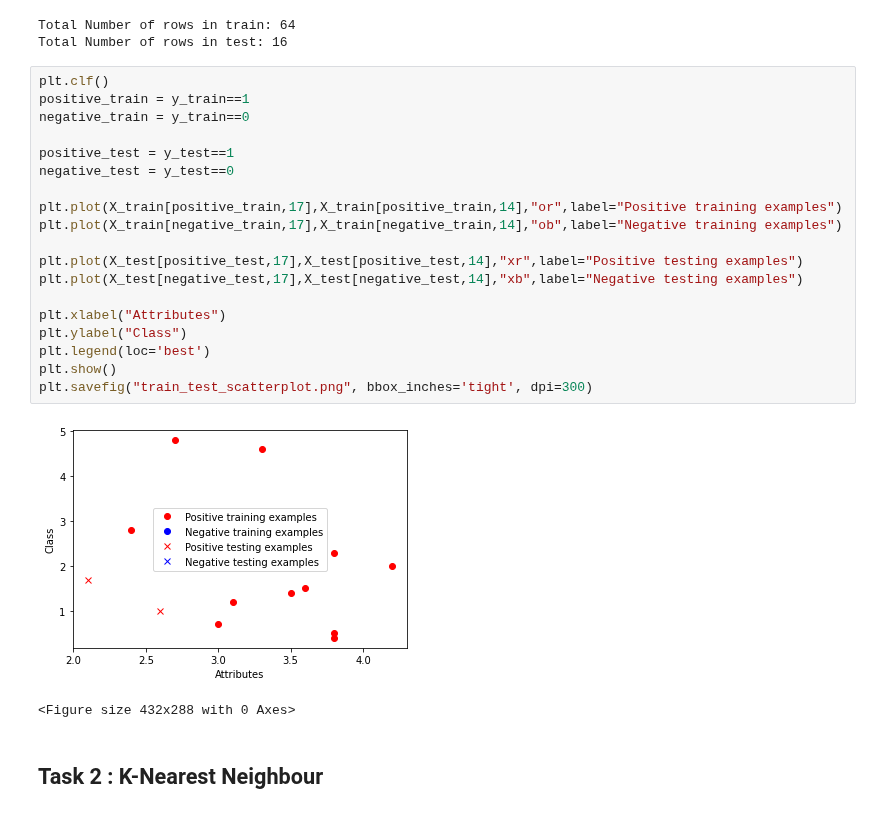
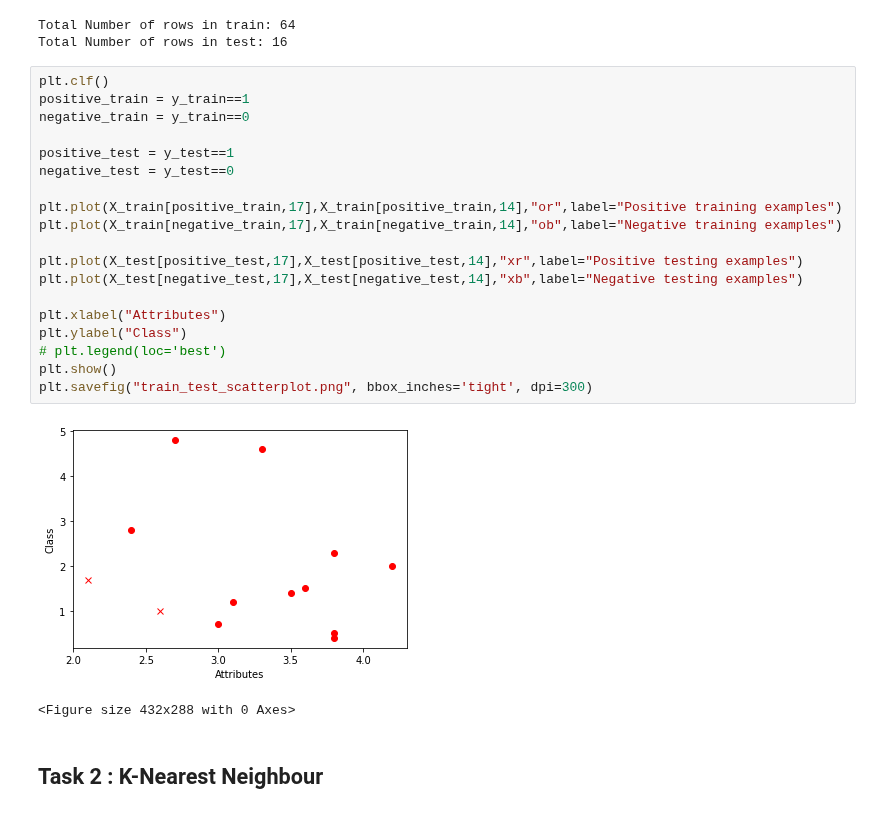
Before and after one commit to acollin19/comp551, a Jupyter notebook: assignment1_group_24.ipynb, the cells around one changed output. Saved outputs shown, nothing was run; the diff lists cells and outputs as text.

```diff
--- a/assignment1_group_24.ipynb
+++ b/assignment1_group_24.ipynb
@@ -135,24 +135,24 @@ Total Number of rows in test: 16
 # %%
 plt.clf()
 positive_train = y_train==1
 negative_train = y_train==0
 
 positive_test = y_test==1
 negative_test = y_test==0
 
 plt.plot(X_train[positive_train,17],X_train[positive_train,14],"or",label="Positive training examples")
 plt.plot(X_train[negative_train,17],X_train[negative_train,14],"ob",label="Negative training examples")
 
 plt.plot(X_test[positive_test,17],X_test[positive_test,14],"xr",label="Positive testing examples")
 plt.plot(X_test[negative_test,17],X_test[negative_test,14],"xb",label="Negative testing examples")
 
 plt.xlabel("Attributes")
 plt.ylabel("Class")
-plt.legend(loc='best')
+# plt.legend(loc='best')
 plt.show()
 plt.savefig("train_test_scatterplot.png", bbox_inches='tight', dpi=300)
 # %% [output]
-[figure, old version]
+[figure, new version]
 <Figure size 432x288 with 0 Axes>
 # %% [markdown]
 ## Task 2 : K-Nearest Neighbour
```
Also changed, not shown: parts of 11 cells of this notebook.
